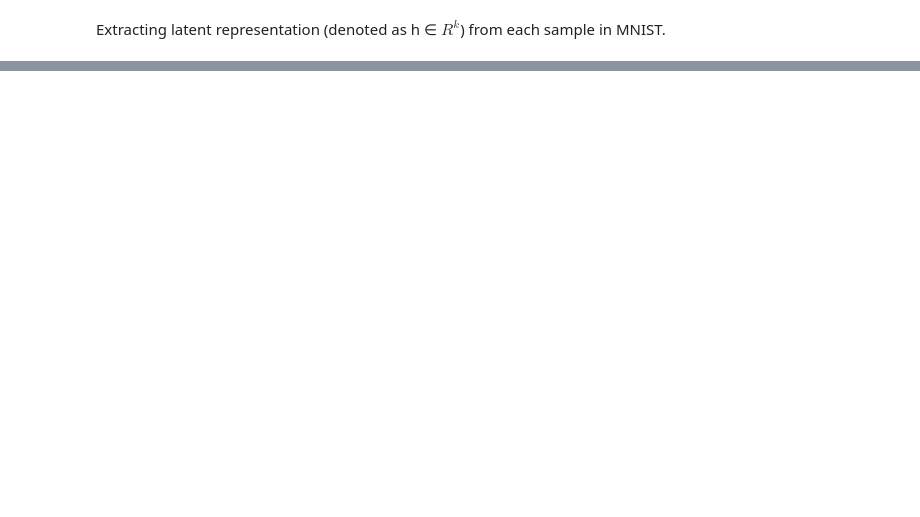
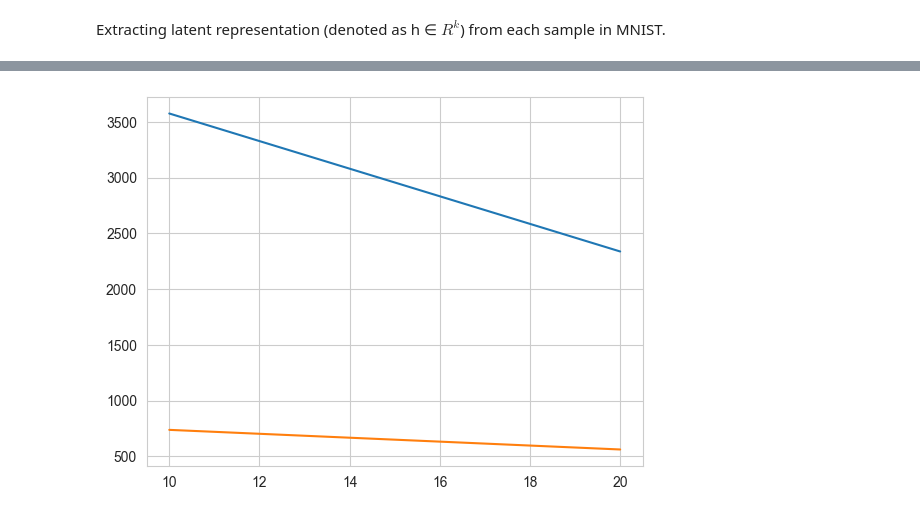
Before and after one commit to xdshiro/HW681, a Jupyter notebook: HW685/HW1/Tsvetkov_HM1_ECE685D_full.ipynb, the cells around one changed output, grey strips where cells are left out. Saved outputs shown, nothing was run; the diff lists cells and outputs as text; code cells hidden in the pictures; blank space fills up the shorter version.

```diff
--- a/HW685/HW1/Tsvetkov_HM1_ECE685D_full.ipynb
+++ b/HW685/HW1/Tsvetkov_HM1_ECE685D_full.ipynb
@@ -463,0 +467,54 @@ tensor(1470.7213, grad_fn=<NegBackward0>)
+# %%
+loss_all_epochs = []
+batch_size = 2 ** 8
+b = torch.zeros(num_classes)
+W = torch.zeros((num_classes, X_test.shape[1]))
+epochs = 21
+losses_train = []
+losses_test = []
+epochs_plot = []
+for epoch in range(epochs):
+	# randomizing indexes for batches
+	batch_order = np.random.choice(len(y_train), len(y_train))
+	for i in range(len(y_train) // batch_size):
+		ind = batch_order[batch_size * i: batch_size * (i + 1)]
+		gW, gb = gradient_W_and_b(X_train[ind], y_train_oh[ind], W, b)
+		W -= learning_rate * gW
+		b -= learning_rate_bias * gb
+	# extra items not in batches (leftovers)
+	ind = batch_order[batch_size * (len(y_train) // batch_size): ]
+	gW, gb = gradient_W_and_b(X_train[ind], y_train_oh[ind], W, b)
+	W -= learning_rate * gW
+	b -= learning_rate_bias * gb
+	if (not epoch % 10) and (epoch != 0):
+		epochs_plot.append(epoch)
+		loss_train = cross_entropy_loss(X_train, y_train_oh, W, b).item()
+		loss_test = cross_entropy_loss(X_test, y_test_oh, W, b).item()
+		print(f'epoch: {epoch}; loss (train): {loss_train}; loss (test): {loss_test}')
+		losses_train.append(loss_train)
+		losses_test.append(loss_test)
+
+plt.plot(epochs_plot, losses_train, label='Train Loss')
+plt.plot(epochs_plot, losses_test, label='Test Loss')
+plt.show()
+	# print(batch_order[50:100])
+	# variables initialization
+#     X = X_train[rbatch]
+#     Y = torch.autograd.Variable(torch.FloatTensor(y_train_oh[rbatch]))
+#     # training, metrics and storage
+#     optimizer.zero_grad()
+#     L = CrossEntropyLoss_oh(A(Z(X)), Y)
+#     L.backward()
+#     optimizer.step()
+#
+#     X_ = torch.autograd.Variable(torch.FloatTensor(X_test))
+#     Y_ = torch.autograd.Variable(torch.FloatTensor(y_test_oh))
+#
+#     acc = torch.mean(1 - torch.abs(Y_ - A(Z(X_))))*100
+#
+#     loss_plot += [L]; accA_plot += [acc]
+#     if (not epoch % 1000) and (epoch != 0):
+#             print('epoch: {0:04d} | loss: {1:.3f} | accuracy: {2:06.2f} %'.format(epoch, L, acc))
+# W_ = Z.weight.detach().numpy()
+# B_ = Z.bias.detach().numpy()
+# %% [output]
@@ -463,0 +523 @@ tensor(1470.7213, grad_fn=<NegBackward0>)
+[figure, added]
```
Also changed, not shown: parts of 10 cells of this notebook.
